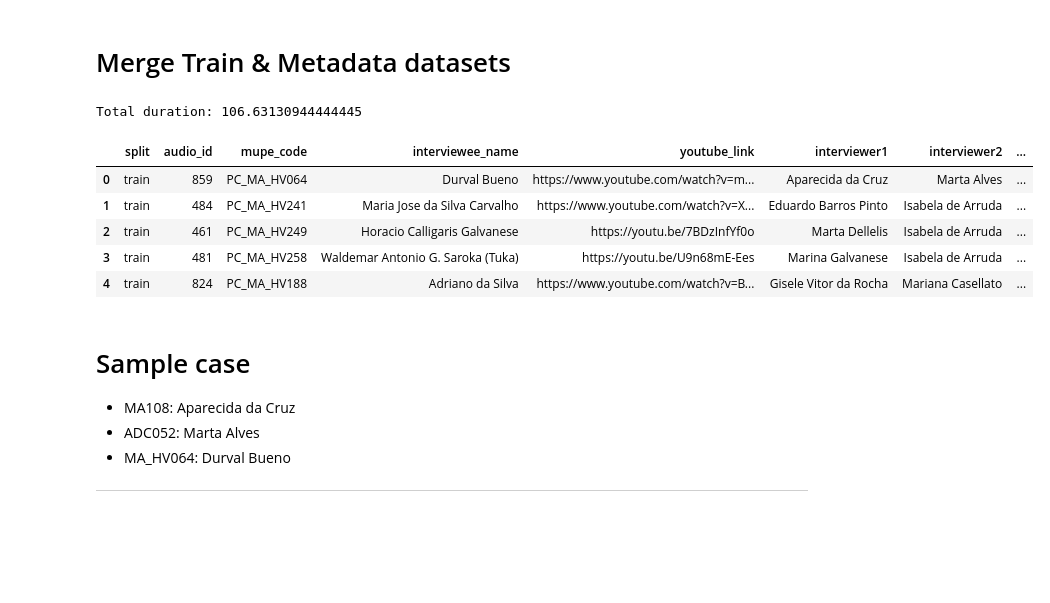
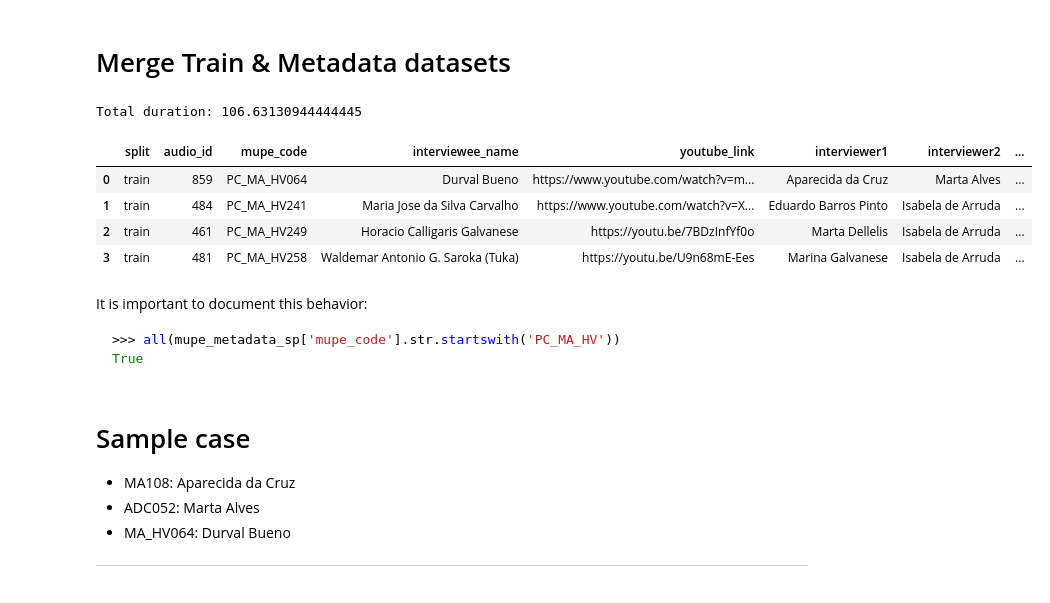
Before and after one commit to antonioMoreira/my-masters-degree, a Jupyter notebook: notebooks/mupe-dataset.ipynb, the cells around one changed output. Drawn from its saved outputs; the diff is of its cells as text; code cells hidden in the pictures; blank space fills up the shorter version.

````diff
--- a/notebooks/mupe-dataset.ipynb
+++ b/notebooks/mupe-dataset.ipynb
@@ -55,12 +55,17 @@ import datasets
 import numpy as np
 import pandas as pd
 from google import genai
+from dotenv import load_dotenv
 from google.genai import types
 from datasets import Audio
 import matplotlib.pyplot as plt
 from pydantic import BaseModel, Field
 from IPython.display import Audio as ipyAudio
 
+NOTEBOOKS_PATH = Path.cwd()
+DATASETS_PATH = NOTEBOOKS_PATH / "datasets"
+MUPE_GIT_PATH = DATASETS_PATH / "coling-mupe-asr"
+assert all([DATASETS_PATH.exists(), MUPE_GIT_PATH.exists()])
 
 # Audio(filename="./file_example_WAV_1MG.wav")
 # os.environ["VERTEX_AI_API_KEY"], os.environ["GEMINI_API_KEY"]
@@ -235,22 +237,29 @@ mupe_metadata_sp['interviewer3_gender'] = mupe_metadata_sp['interviewer3'].map(
 # %% [markdown]
 # Merge Train & Metadata datasets
 # %%
-mupe_metadata_sp = pd.read_csv("/home/antonio-moreira/Documents/my-masters-degree/notebooks/mupe_metadata_sp_gender_slice.csv")
+mupe_metadata_sp = pd.read_csv(NOTEBOOKS_PATH / "mupe_metadata_sp_gender_slice.csv")
 mupe_metadata_sp.drop(columns=['interviewer2_gender'], inplace=True)
 
 mupe_selected_ids = mupe_metadata_sp['audio_id'].tolist()
 
+# Total duration: 106.63130944444445
 print(f"Total duration: {mupe_train[mupe_train['audio_id'].isin(mupe_metadata_sp['audio_id'])]['duration'].sum()/3600}")
 
-mupe_metadata_sp.head()
+mupe_metadata_sp.head(4)
 # %% [output]
 Total duration: 106.63130944444445
 |  | split | audio_id | mupe_code | interviewee_name | youtube_link | interviewer1 | interviewer2 | ... |
 | 0 | train | 859 | PC_MA_HV064 | Durval Bueno | https://www.youtube.com/watch?v=m... | Aparecida da Cruz | Marta Alves | ... |
 | 1 | train | 484 | PC_MA_HV241 | Maria Jose da Silva Carvalho | https://www.youtube.com/watch?v=X... | Eduardo Barros Pinto | Isabela de Arruda | ... |
 | 2 | train | 461 | PC_MA_HV249 | Horacio Calligaris Galvanese | https://youtu.be/7BDzInfYf0o | Marta Dellelis | Isabela de Arruda | ... |
 | 3 | train | 481 | PC_MA_HV258 | Waldemar Antonio G. Saroka (Tuka) | https://youtu.be/U9n68mE-Ees | Marina Galvanese | Isabela de Arruda | ... |
-| 4 | train | 824 | PC_MA_HV188 | Adriano da Silva | https://www.youtube.com/watch?v=B... | Gisele Vitor da Rocha | Mariana Casellato | ... |
+# %% [markdown]
+It is important to document this behavior:
+
+```python
+>>> all(mupe_metadata_sp['mupe_code'].str.startswith('PC_MA_HV'))
+True
+```
 # %% [markdown]
 # Sample case
 
````
Also changed, not shown: parts of 10 cells of this notebook, 3 other files.
